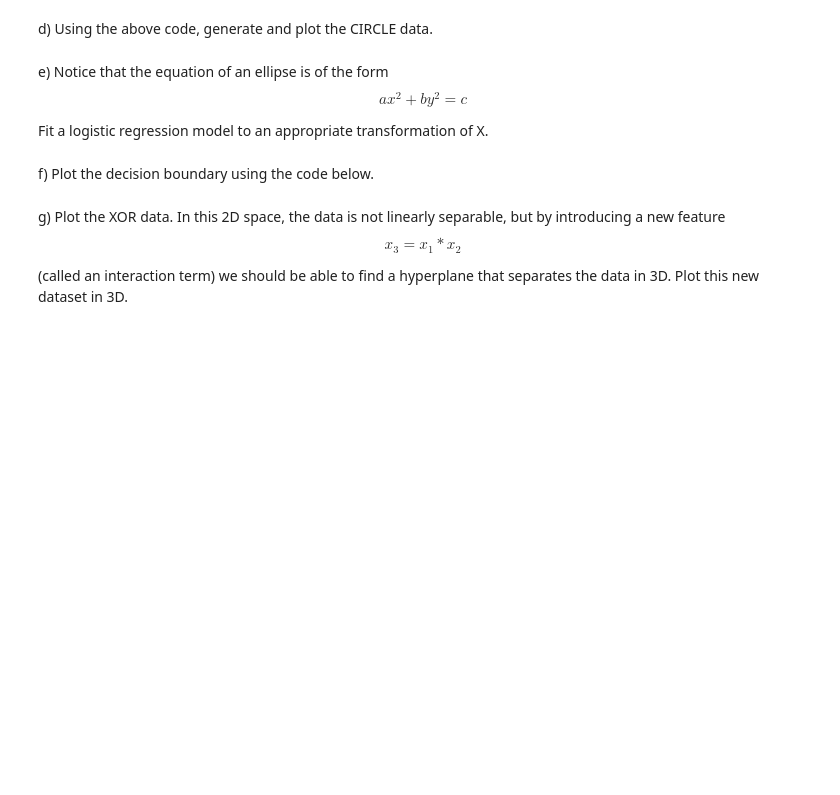
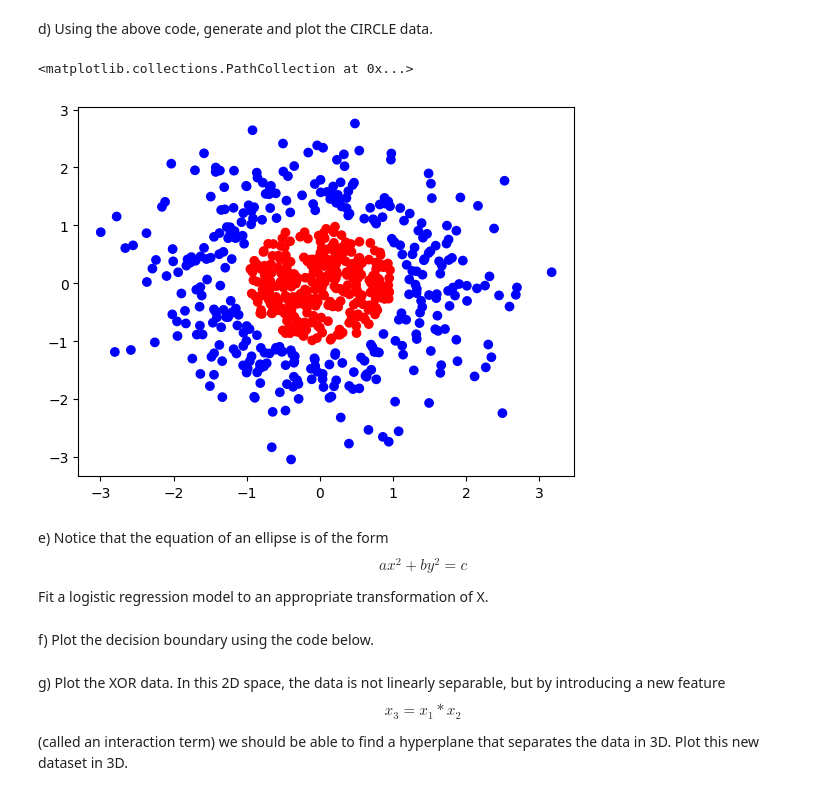
Before and after one commit to gallettilance/Data-Science-Fundamentals, a Jupyter notebook: lecture_21/worksheet_21.ipynb, the cells around one changed output. Cells and saved outputs as stored; diff of their text form; code cells hidden in the pictures; blank space fills up the shorter version.

```diff
--- a/lecture_21/worksheet_21.ipynb
+++ b/lecture_21/worksheet_21.ipynb
@@ -56,5 +96,17 @@ c) Using the coefficients, plot the line through the scatter plot you created in
 # %% [markdown]
 d) Using the above code, generate and plot the CIRCLE data.
+# %%
+c, d = generate_circle_data(t)
+l = []
+for f in d:
+    if f == 0:
+        l.append("red")
+    else:
+        l.append("blue")
+plt.scatter(c[:, 0], c[:, 1], c=l)
+# %% [output]
+<matplotlib.collections.PathCollection at 0x...>
+[figure, added]
 # %% [markdown]
 e) Notice that the equation of an ellipse is of the form $$ax^2 + by^2 = c$$
 
```
Also changed, not shown: parts of 5 cells of this notebook, 5 other files.
